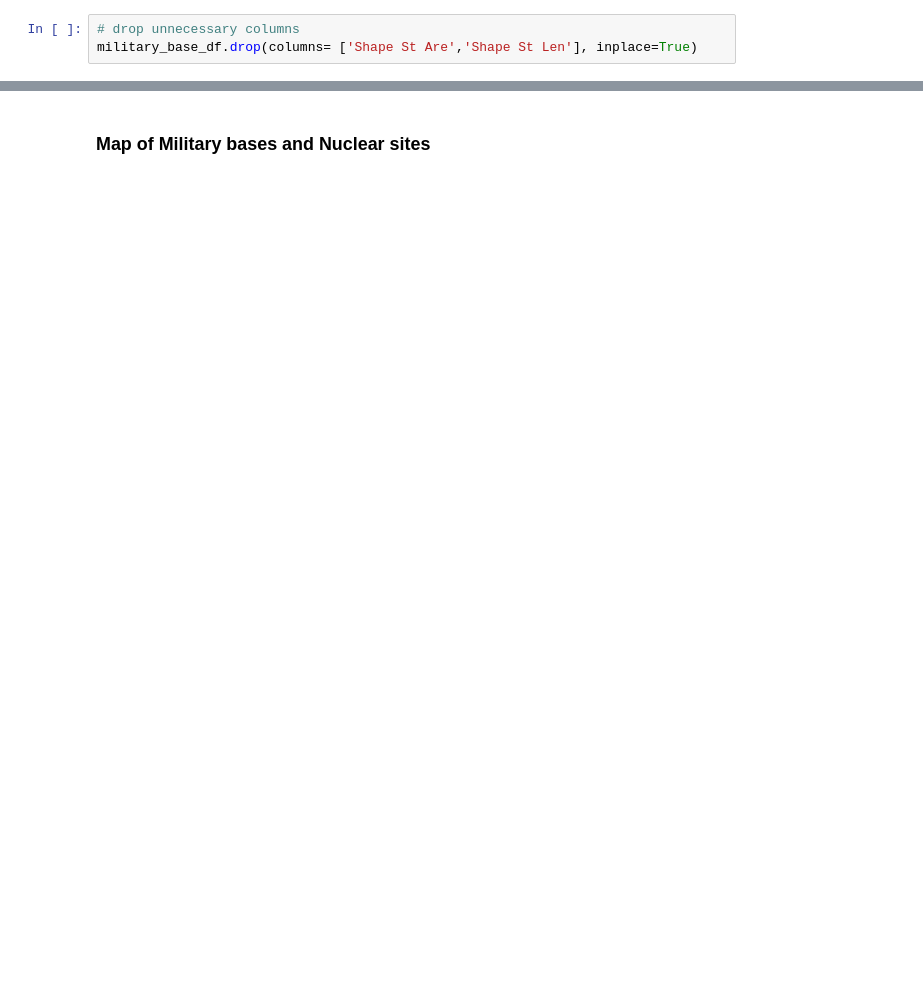
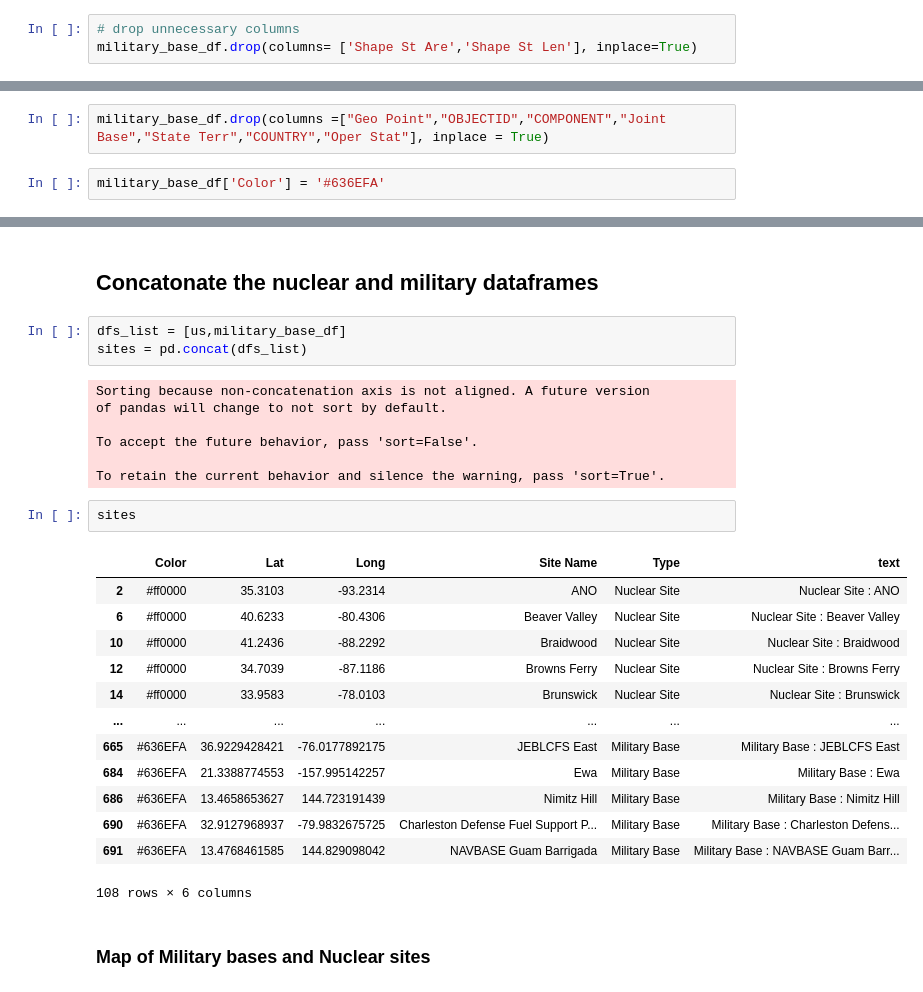
Before and after one commit to seankda/ETL-Aliens, a Jupyter notebook: Combined Notebooks.ipynb, the cells around one changed output, grey strips where cells are left out. Drawn from its saved outputs; the diff is of its cells as text; blank space fills up the shorter version.

```diff
--- a/Combined Notebooks.ipynb
+++ b/Combined Notebooks.ipynb
@@ -530,0 +549,4 @@ miltary_base_df.drop(columns =["Location","Refs"], inplace = True)
+# %%
+military_base_df.drop(columns =["Geo Point","OBJECTID","COMPONENT","Joint Base","State Terr","COUNTRY","Oper Stat"], inplace = True)
+# %%
+military_base_df['Color'] = '#636EFA'
@@ -531,3 +562,31 @@ miltary_base_df.drop(columns =["Location","Refs"], inplace = True)
+# %% [markdown]
+## Concatonate the nuclear and military dataframes
+# %%
+dfs_list = [us,military_base_df]
+sites = pd.concat(dfs_list)
+# %% [output]
+Sorting because non-concatenation axis is not aligned. A future version
+of pandas will change to not sort by default.
+
+To accept the future behavior, pass 'sort=False'.
+
+To retain the current behavior and silence the warning, pass 'sort=True'.
+# %%
+sites
+# %% [output]
+|  | Color | Lat | Long | Site Name | Type | text |
+| 2 | #ff0000 | 35.3103 | -93.2314 | ANO | Nuclear Site | Nuclear Site : ANO |
+| 6 | #ff0000 | 40.6233 | -80.4306 | Beaver Valley | Nuclear Site | Nuclear Site : Beaver Valley |
+| 10 | #ff0000 | 41.2436 | -88.2292 | Braidwood | Nuclear Site | Nuclear Site : Braidwood |
+| 12 | #ff0000 | 34.7039 | -87.1186 | Browns Ferry | Nuclear Site | Nuclear Site : Browns Ferry |
+| 14 | #ff0000 | 33.9583 | -78.0103 | Brunswick | Nuclear Site | Nuclear Site : Brunswick |
+| ... | ... | ... | ... | ... | ... | ... |
+| 665 | #636EFA | 36.9229428421 | -76.0177892175 | JEBLCFS East | Military Base | Military Base : JEBLCFS East |
+| 684 | #636EFA | 21.3388774553 | -157.995142257 | Ewa | Military Base | Military Base : Ewa |
+| 686 | #636EFA | 13.4658653627 | 144.723191439 | Nimitz Hill | Military Base | Military Base : Nimitz Hill |
+| 690 | #636EFA | 32.9127968937 | -79.9832675725 | Charleston Defense Fuel Support P... | Military Base | Military Base : Charleston Defens... |
+| 691 | #636EFA | 13.4768461585 | 144.829098042 | NAVBASE Guam Barrigada | Military Base | Military Base : NAVBASE Guam Barr... |
+108 rows × 6 columns
 # %% [markdown]
 ### Map of Military bases and Nuclear sites
 # %%
```
Also changed, not shown: parts of 7 cells of this notebook.
